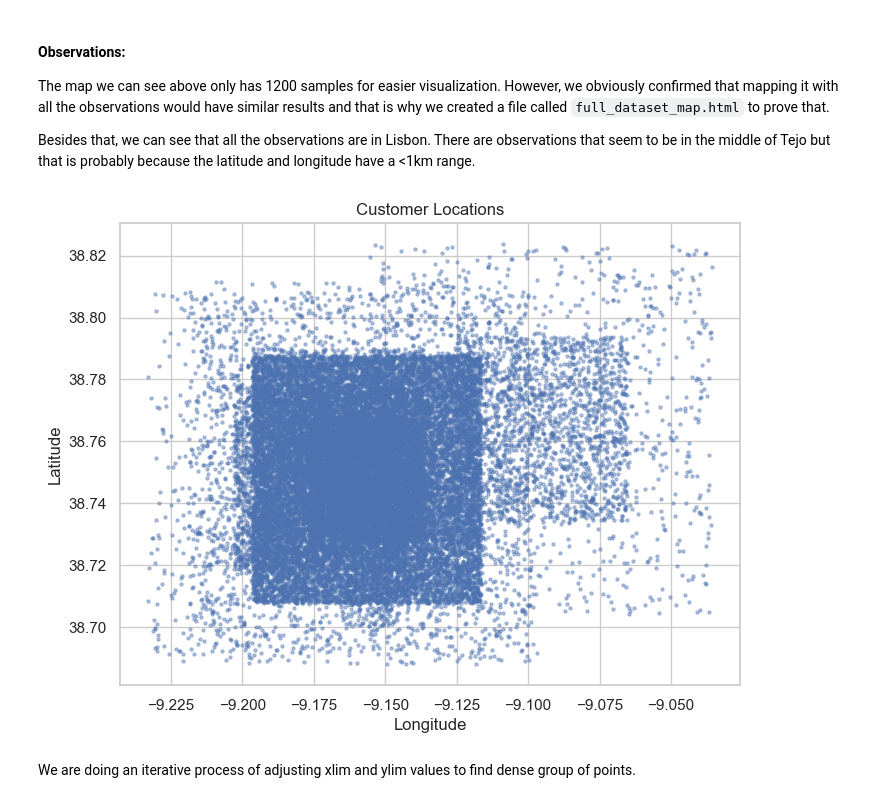
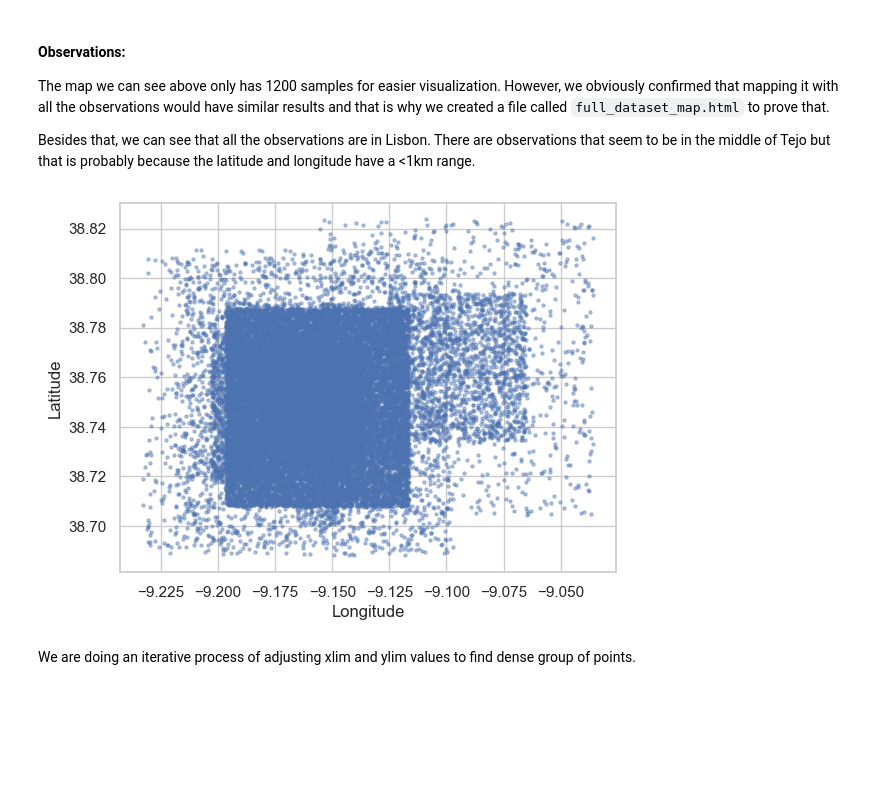
Before and after one commit to tiago2806/ml_project, a Jupyter notebook: notebooks/01_EDA.ipynb, the cells around one changed output. Cells and saved outputs as stored; diff of their text form; code cells hidden in the pictures; blank space fills up the shorter version.

```diff
--- a/notebooks/01_EDA.ipynb
+++ b/notebooks/01_EDA.ipynb
@@ -257,14 +257,18 @@ The map we can see above only has 1200 samples for easier visualization. However
 
 Besides that, we can see that all the observations are in Lisbon. There are observations that seem to be in the middle of Tejo but that is probably because the latitude and longitude have a <1km range.
 # %%
-plt.figure(figsize=(8, 6))
-plt.scatter(raw_customer['latitude'], raw_customer['longitude'], s=5, alpha=0.4)
+plt.scatter(
+    raw_customer["longitude"],
+    raw_customer["latitude"],
+    s = 5,
+    alpha=0.4
+)
+
 plt.xlabel("Longitude")
 plt.ylabel("Latitude")
-plt.title("Customer Locations")
 plt.show()
 # %% [output]
-[figure, old version]
+[figure, new version]
 # %% [markdown]
 We are doing an iterative process of adjusting xlim and ylim values to find dense group of points.
 # %%
```
Also changed, not shown: parts of 9 cells of this notebook, 5 other files.
